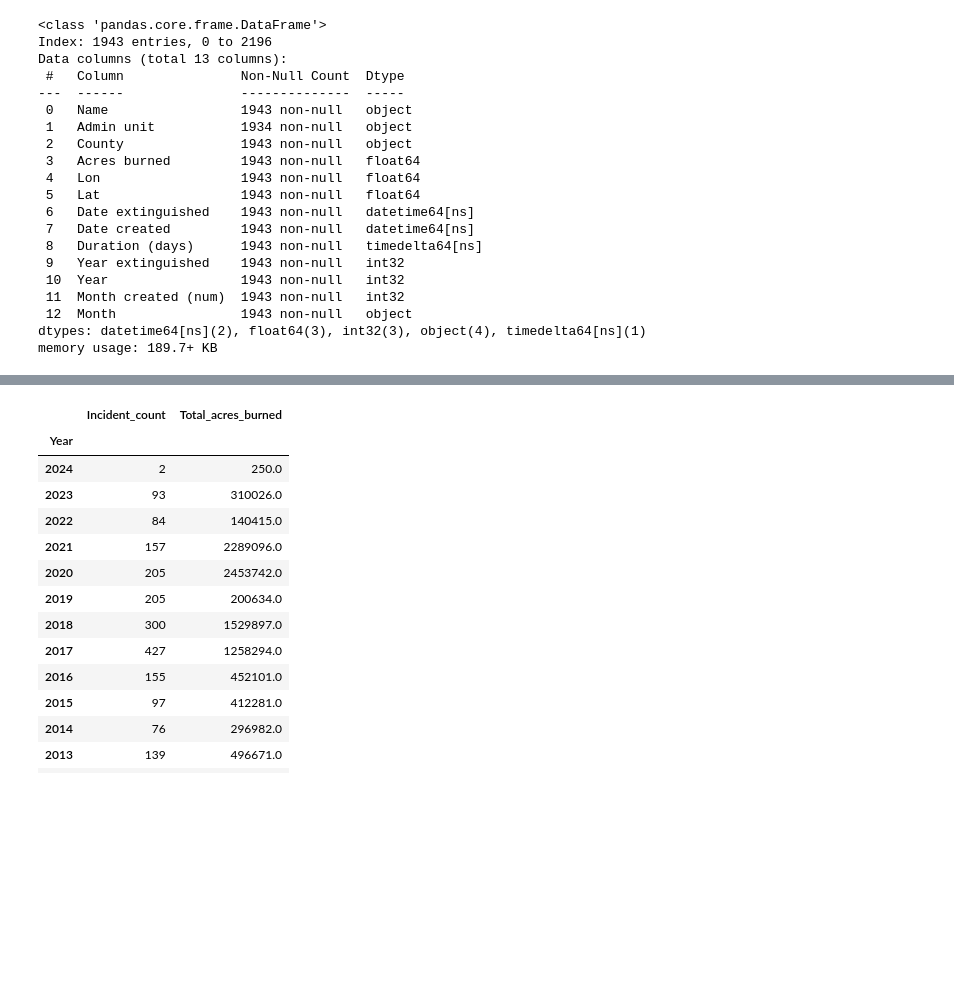
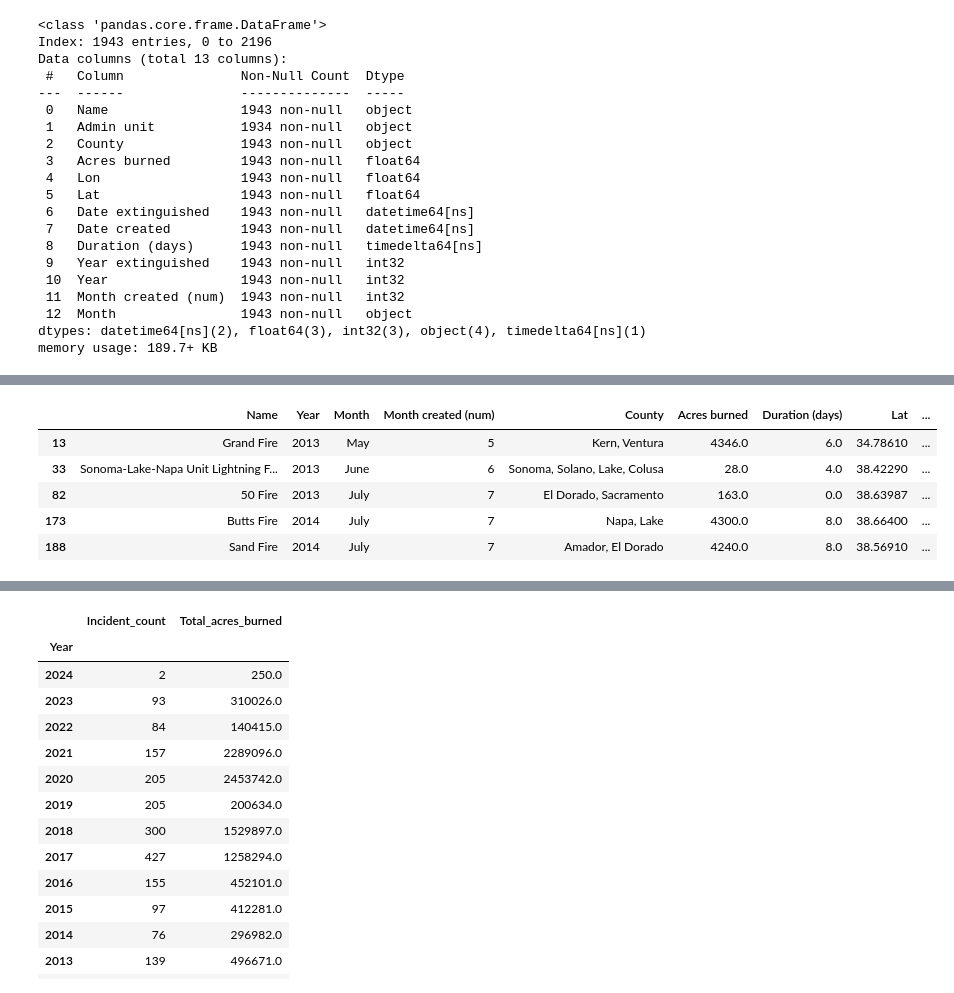
Before and after one commit to Alvin-Son/california_fire_analysis, a Jupyter notebook: fire_collection_&_cleaning.ipynb, the cells around one changed output, grey strips where cells are left out. Saved outputs shown, nothing was run; the diff lists cells and outputs as text; code cells hidden in the pictures; blank space fills up the shorter version.

```diff
--- a/fire_collection_&_cleaning.ipynb
+++ b/fire_collection_&_cleaning.ipynb
@@ -65,23 +59,21 @@ fire_df.head(50)
 # %%
 #drop rows where county and acres burned columns are null
-fire_incidents = fire_df.dropna(subset=['Acres burned','County', 'Date extinguished'])
+fire_clean = fire_raw.dropna(subset = ['Acres burned','County', 'Date extinguished'])
 
 #convert to datetime
-fire_incidents['Date extinguished'] = pd.to_datetime(fire_incidents.loc[:,'Date extinguished'])
-fire_incidents['Date created'] = pd.to_datetime(fire_incidents.loc[:,'Date created'])
+fire_clean['Date extinguished'] = pd.to_datetime(fire_clean.loc[:,'Date extinguished'])
+fire_clean['Date created'] = pd.to_datetime(fire_clean.loc[:,'Date created'])
 
 #calculate duration
-fire_incidents['Duration (days)'] = fire_incidents.loc[:,'Date extinguished'] - fire_incidents.loc[:,'Date created']
+fire_clean['Duration (days)'] = fire_clean.loc[:,'Date extinguished'] - fire_clean.loc[:,'Date created']
 
 #add years columns. Note dates are currently in datetime
-fire_incidents["Year extinguished"]=fire_incidents.loc[:,"Date extinguished"].dt.year
-fire_incidents["Year"]=fire_incidents.loc[:,"Date created"].dt.year
+fire_clean["Year extinguished"] = fire_clean.loc[:,"Date extinguished"].dt.year
+fire_clean["Year"] = fire_clean.loc[:,"Date created"].dt.year
 
 #add months column by name (& number?) do not need extinguished only created
-fire_incidents["Month created (num)"]=fire_incidents["Date created"].dt.month
-fire_incidents["Month"]=fire_incidents["Month created (num)"].apply(lambda x: calendar.month_name[x])
+fire_clean["Month created (num)"] = fire_clean["Date created"].dt.month
+fire_clean["Month"] = fire_clean["Month created (num)"].apply(lambda x: calendar.month_name[x])
 
-##***INVESTIGATE HOW TO GET RID OF WARNINGS
-
-fire_incidents
+fire_clean
 # %% [output]
@@ -142,0 +149,10 @@ fire_incidents.to_csv("Resources/fire_data/fire_all_clean.csv", index_label="Cit
+# %%
+fire_duplicate_df = fires_df.loc[fires_df['County'].str.contains(','), :]
+fire_duplicate_df.head()
+# %% [output]
+|  | Name | Year | Month | Month created (num) | County | Acres burned | Duration (days) | Lat | ... |
+| 13 | Grand Fire | 2013 | May | 5 | Kern, Ventura | 4346.0 | 6.0 | 34.78610 | ... |
+| 33 | Sonoma-Lake-Napa Unit Lightning F... | 2013 | June | 6 | Sonoma, Solano, Lake, Colusa | 28.0 | 4.0 | 38.42290 | ... |
+| 82 | 50 Fire | 2013 | July | 7 | El Dorado, Sacramento | 163.0 | 0.0 | 38.63987 | ... |
+| 173 | Butts Fire | 2014 | July | 7 | Napa, Lake | 4300.0 | 8.0 | 38.66400 | ... |
+| 188 | Sand Fire | 2014 | July | 7 | Amador, El Dorado | 4240.0 | 8.0 | 38.56910 | ... |
```
Also changed, not shown: parts of 12 cells of this notebook, 58 other files.
